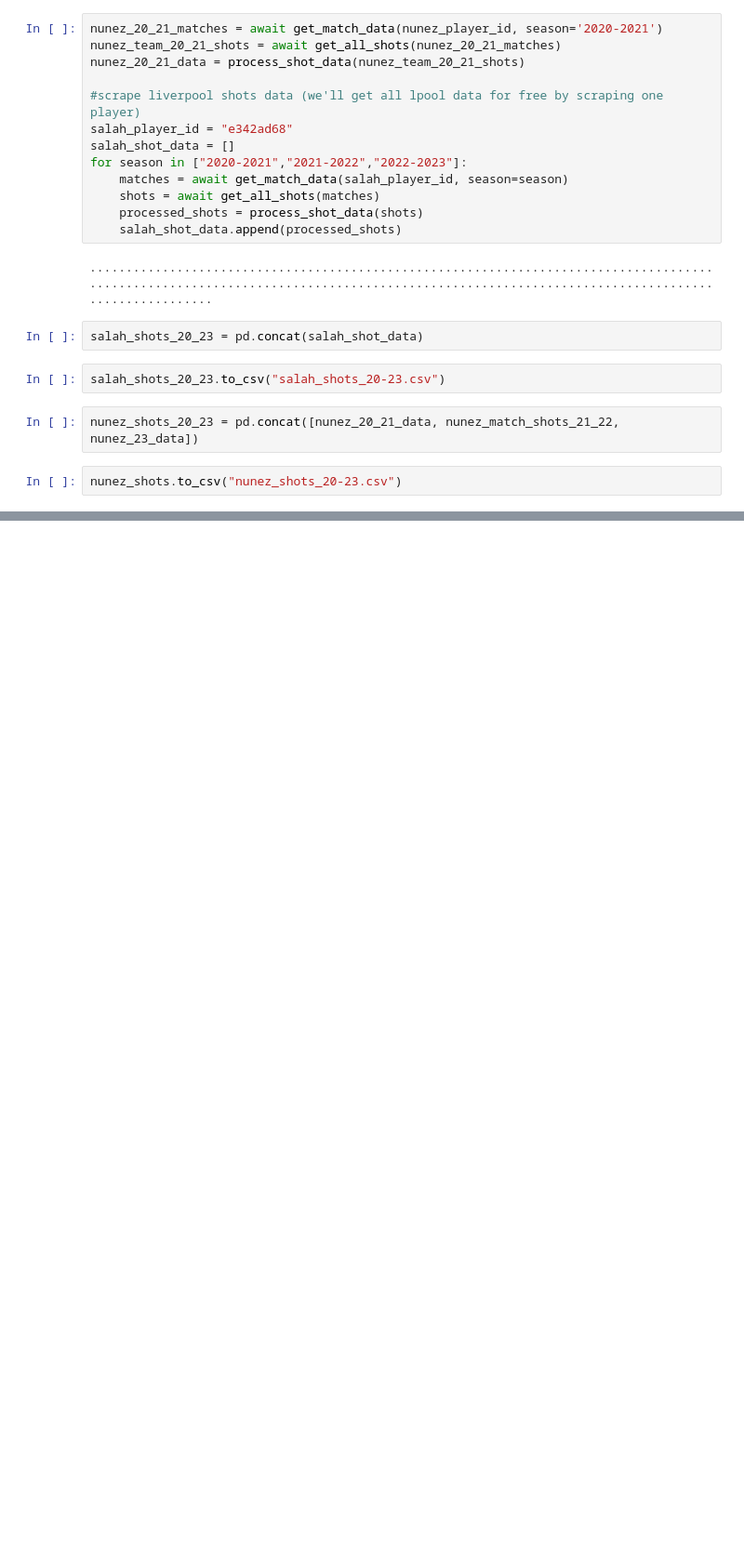
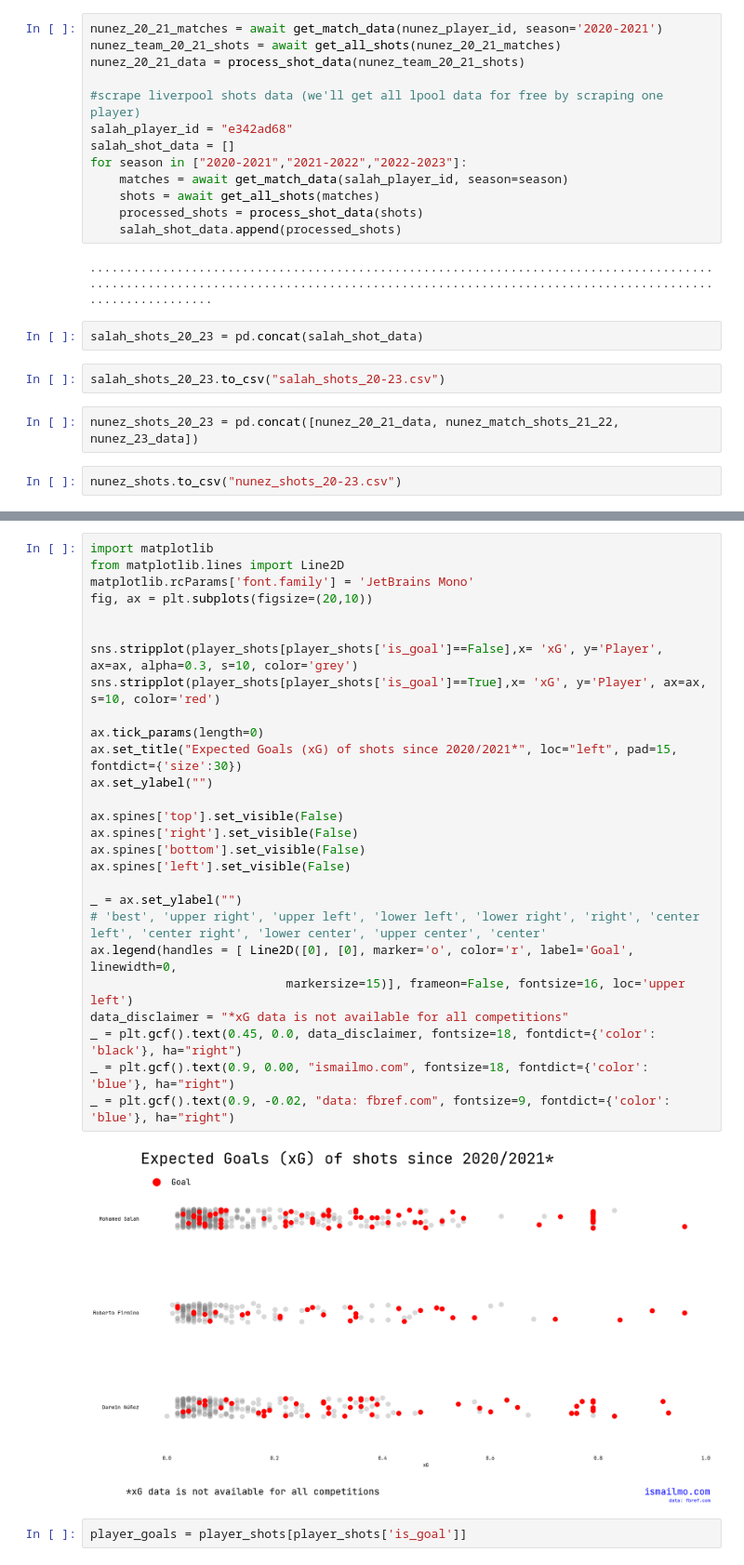
Before and after one commit to ismailmo1/football-data-viz, a Jupyter notebook: nunez-xg-goals/xg-vs-goals.ipynb, the cells around one changed output, grey strips where cells are left out. Shown at 93% size. Cells and saved outputs as stored; diff of their text form; blank space fills up the shorter version.

```diff
--- a/nunez-xg-goals/xg-vs-goals.ipynb
+++ b/nunez-xg-goals/xg-vs-goals.ipynb
@@ -590,0 +618,31 @@ sns.stripplot(salah_shots,x='xG', y='Player', hue='is_goal')
+# %%
+import matplotlib
+from matplotlib.lines import Line2D
+matplotlib.rcParams['font.family'] = 'JetBrains Mono'
+fig, ax = plt.subplots(figsize=(20,10))
+
+
+sns.stripplot(player_shots[player_shots['is_goal']==False],x= 'xG', y='Player', ax=ax, alpha=0.3, s=10, color='grey')
+sns.stripplot(player_shots[player_shots['is_goal']==True],x= 'xG', y='Player', ax=ax, s=10, color='red')
+
+ax.tick_params(length=0)
+ax.set_title("Expected Goals (xG) of shots since 2020/2021*", loc="left", pad=15, fontdict={'size':30})
+ax.set_ylabel("")
+
+ax.spines['top'].set_visible(False)
+ax.spines['right'].set_visible(False)
+ax.spines['bottom'].set_visible(False)
+ax.spines['left'].set_visible(False)
+
+_ = ax.set_ylabel("")
+# 'best', 'upper right', 'upper left', 'lower left', 'lower right', 'right', 'center left', 'center right', 'lower center', 'upper center', 'center'
+ax.legend(handles = [ Line2D([0], [0], marker='o', color='r', label='Goal', linewidth=0,
+                           markersize=15)], frameon=False, fontsize=16, loc='upper left')
+data_disclaimer = "*xG data is not available for all competitions"
+_ = plt.gcf().text(0.45, 0.0, data_disclaimer, fontsize=18, fontdict={'color':  'black'}, ha="right")
+_ = plt.gcf().text(0.9, 0.00, "ismailmo.com", fontsize=18, fontdict={'color':  'blue'}, ha="right")
+_ = plt.gcf().text(0.9, -0.02, "data: fbref.com", fontsize=9, fontdict={'color':  'blue'}, ha="right")
+# %% [output]
+[figure, added]
+# %%
+player_goals = player_shots[player_shots['is_goal']]
```
Also changed, not shown: parts of 13 cells of this notebook.
